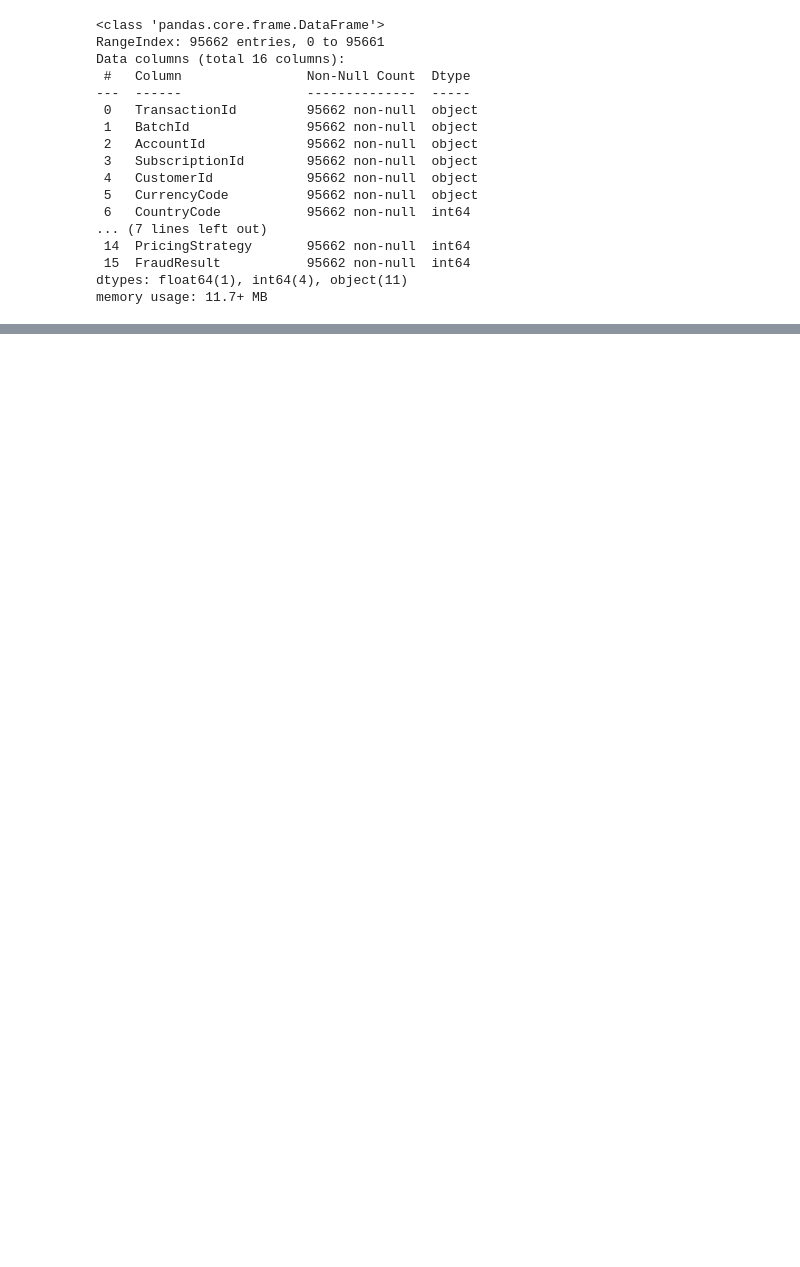
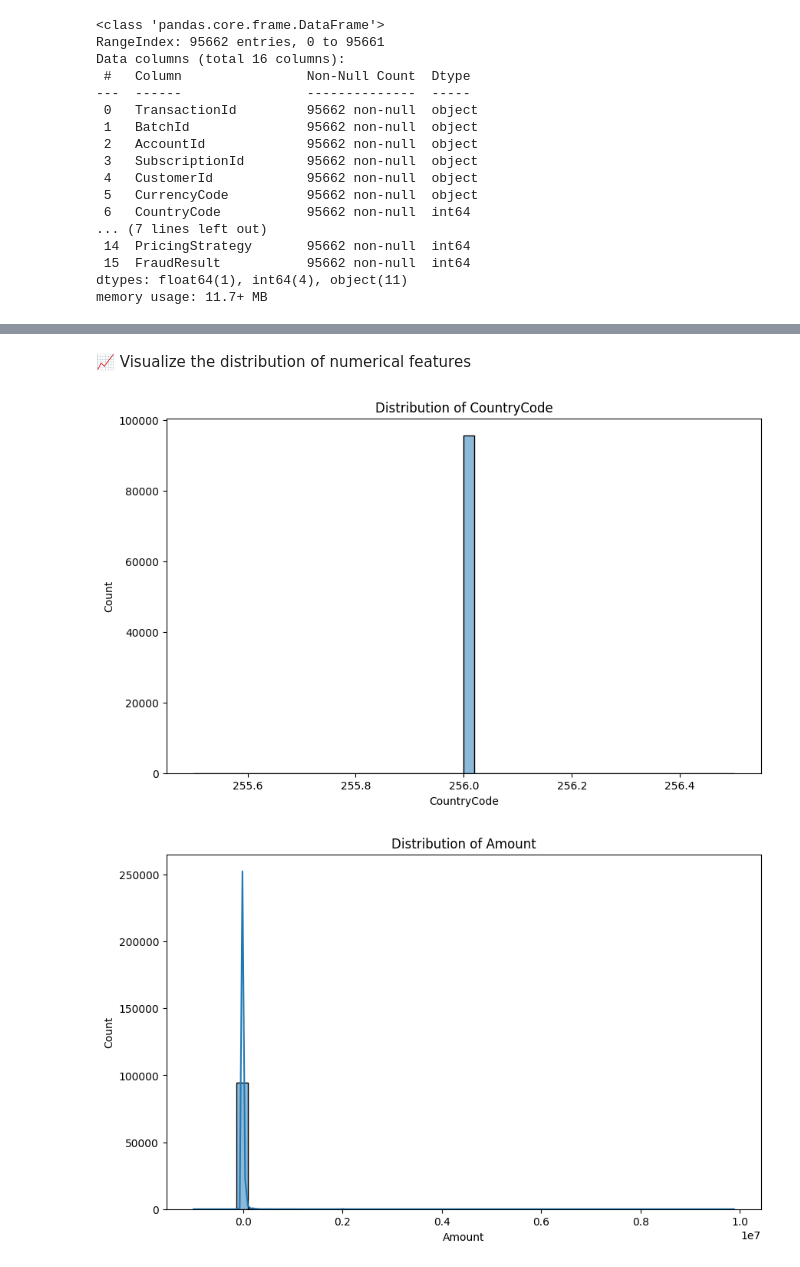
Before and after one commit to Ofgeha-Gelana/CreditScoreAI, a Jupyter notebook: notebooks/risk_analysis.ipynb, the cells around one changed output, grey strips where cells are left out. Drawn from its saved outputs; the diff is of its cells as text; code cells hidden in the pictures; blank space fills up the shorter version.

Commit message:
visualize

```diff
--- a/notebooks/risk_analysis.ipynb
+++ b/notebooks/risk_analysis.ipynb
@@ -52,0 +70,3 @@ memory usage: 11.7+ MB
+# %%
+# Identify numerical features
+numerical_columns = data.select_dtypes(include=['float64', 'int64']).columns
@@ -52,0 +116,8 @@ memory usage: 11.7+ MB
+# %% [markdown]
+📈 Visualize the distribution of numerical features
+# %%
+from scripts.creditRiskAnalysisImpl import distOfNumericalColumns
+distOfNumericalColumns(data,numerical_columns)
+# %% [output]
+[figure, added]
+[figure, added]
```
Also changed, not shown: parts of 7 cells of this notebook.
